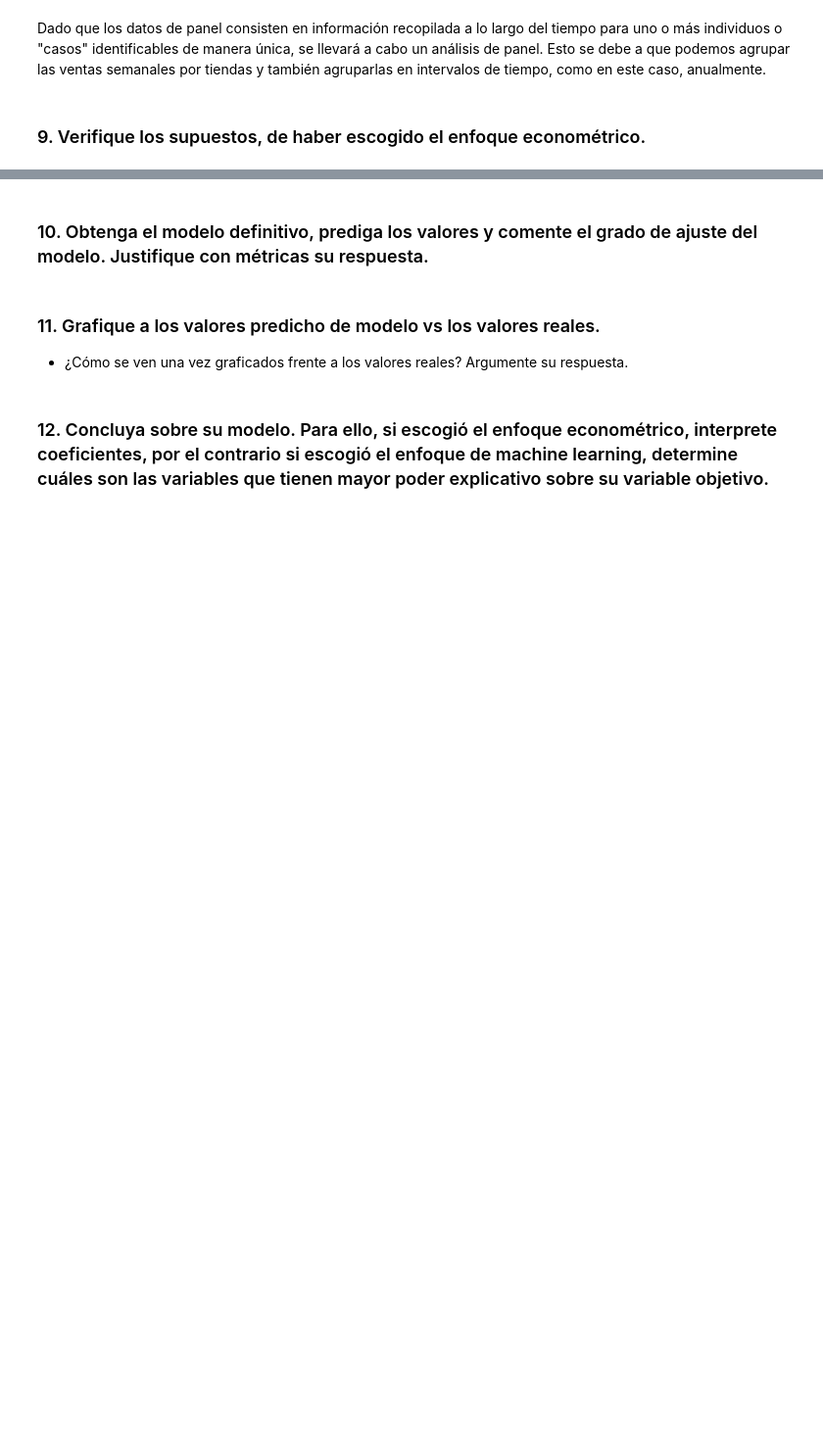
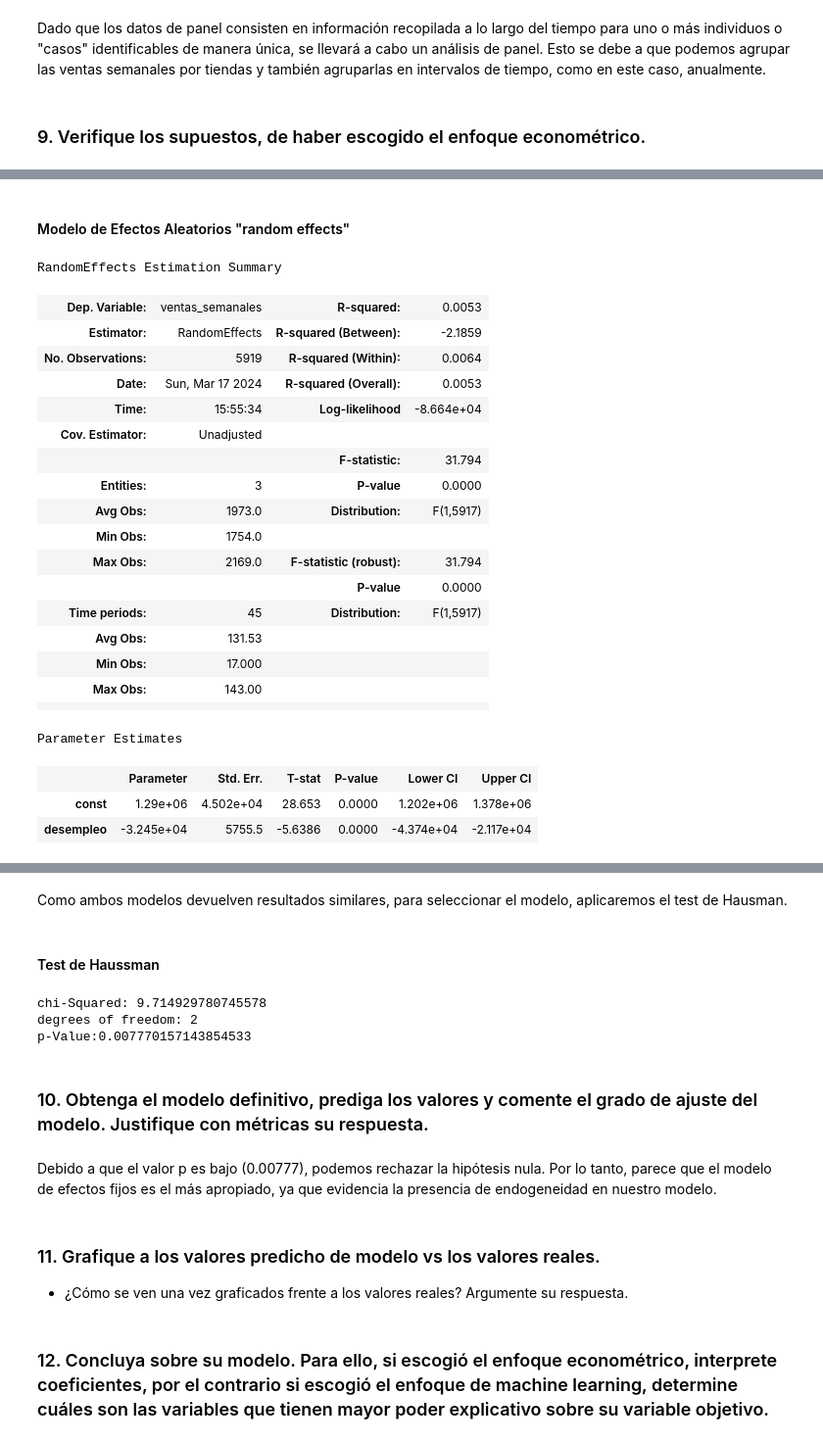
Before and after one commit to aberazo011296/S4-CASOPRACTICO-BDDFINAL, a Jupyter notebook: S4- CASO PRACTICO-BDD FINAL_Equipo3.ipynb, the cells around one changed output, grey strips where cells are left out. Shown at 98% size. Saved outputs shown, nothing was run; the diff lists cells and outputs as text; code cells hidden in the pictures; blank space fills up the shorter version.

```diff
--- a/S4- CASO PRACTICO-BDD FINAL_Equipo3.ipynb
+++ b/S4- CASO PRACTICO-BDD FINAL_Equipo3.ipynb
@@ -314,0 +499,32 @@ Dado que los datos de panel consisten en información recopilada a lo largo del
+# %% [markdown]
+#### Modelo de Efectos Aleatorios "random effects"
+# %%
+from linearmodels import RandomEffects
+
+modelo_re = RandomEffects(y, X)
+resultados_re = modelo_re.fit()
+
+resultados_re
+# %% [output]
+RandomEffects Estimation Summary
+| Dep. Variable: | ventas_semanales | R-squared: | 0.0053 |
+| Estimator: | RandomEffects | R-squared (Between): | -2.1859 |
+| No. Observations: | 5919 | R-squared (Within): | 0.0064 |
+| Date: | Sun, Mar 17 2024 | R-squared (Overall): | 0.0053 |
+| Time: | 15:55:34 | Log-likelihood | -8.664e+04 |
+| Cov. Estimator: | Unadjusted |  |  |
+|  |  | F-statistic: | 31.794 |
+| Entities: | 3 | P-value | 0.0000 |
+| Avg Obs: | 1973.0 | Distribution: | F(1,5917) |
+| Min Obs: | 1754.0 |  |  |
+| Max Obs: | 2169.0 | F-statistic (robust): | 31.794 |
+|  |  | P-value | 0.0000 |
+| Time periods: | 45 | Distribution: | F(1,5917) |
+| Avg Obs: | 131.53 |  |  |
+| Min Obs: | 17.000 |  |  |
+| Max Obs: | 143.00 |  |  |
+|  |  |  |  |
+Parameter Estimates
+|  | Parameter | Std. Err. | T-stat | P-value | Lower CI | Upper CI |
+| const | 1.29e+06 | 4.502e+04 | 28.653 | 0.0000 | 1.202e+06 | 1.378e+06 |
+| desempleo | -3.245e+04 | 5755.5 | -5.6386 | 0.0000 | -4.374e+04 | -2.117e+04 |
@@ -315,5 +532,36 @@ Dado que los datos de panel consisten en información recopilada a lo largo del
+# %% [markdown]
+Como ambos modelos devuelven resultados similares,  para seleccionar el modelo, aplicaremos el test de Hausman.
+# %% [markdown]
+#### Test de Haussman
+# %%
+import numpy.linalg as la
+from scipy import stats
+import numpy as np
+
+def hausman(fe, re):
+    b = fe.params
+    B = re.params
+    v_b = fe.cov
+    v_B = re.cov
+    df = b[np.abs(b) < 1e8].size
+    chi2 = np.dot((b - B).T, la.inv(v_b - v_B).dot(b - B))
+
+    pval = stats.chi2.sf(chi2, df)
+    return chi2, df, pval
+
+hausman = hausman(resultados_fe, resultados_re)
+
+print('chi-Squared: ' + str(hausman[0]))
+print('degrees of freedom: ' + str(hausman[1]))
+print('p-Value:' + str(hausman[2]))
+# %% [output]
+chi-Squared: 9.714929780745578
+degrees of freedom: 2
+p-Value:0.007770157143854533
 # %% [markdown]
 ### 10. Obtenga el modelo definitivo, prediga los valores y comente el grado de ajuste del modelo. Justifique con métricas su respuesta.
+# %% [markdown]
+Debido a que el valor p es bajo (0.00777), podemos rechazar la hipótesis nula. Por lo tanto, parece que el modelo de efectos fijos es el más apropiado, ya que evidencia la presencia de endogeneidad en nuestro modelo.
 # %% [markdown]
 ### 11. Grafique a los valores predicho de modelo vs los valores reales.
 - ¿Cómo se ven una vez graficados frente a los valores reales? Argumente su respuesta.
```
Also changed, not shown: parts of 30 cells of this notebook.
